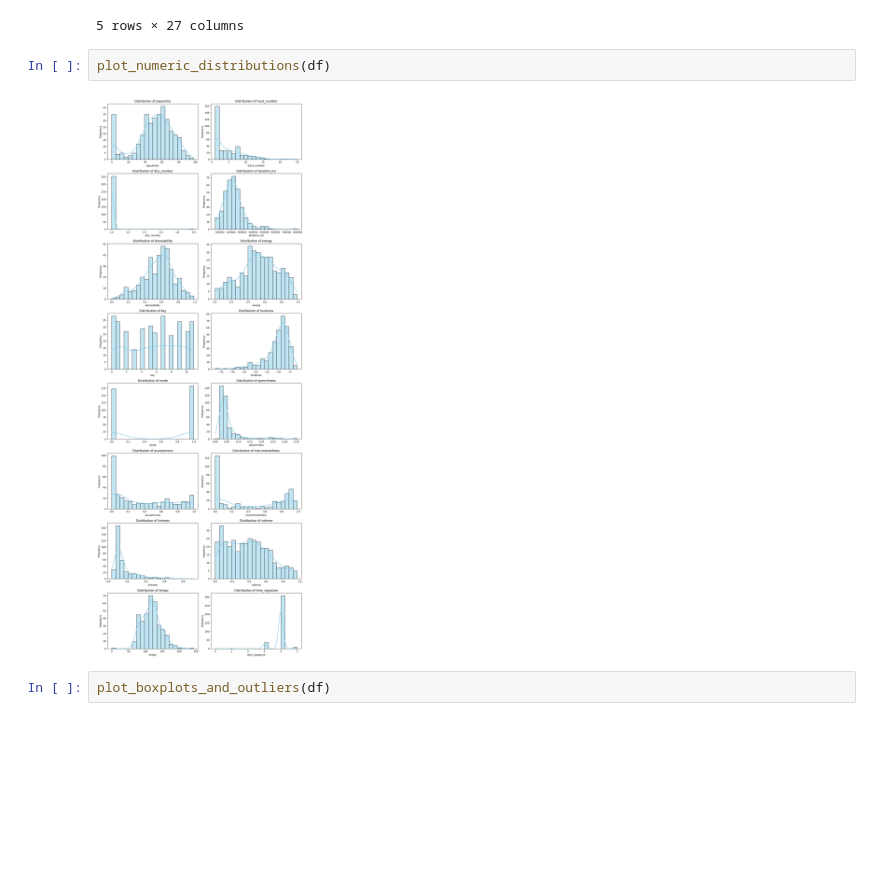
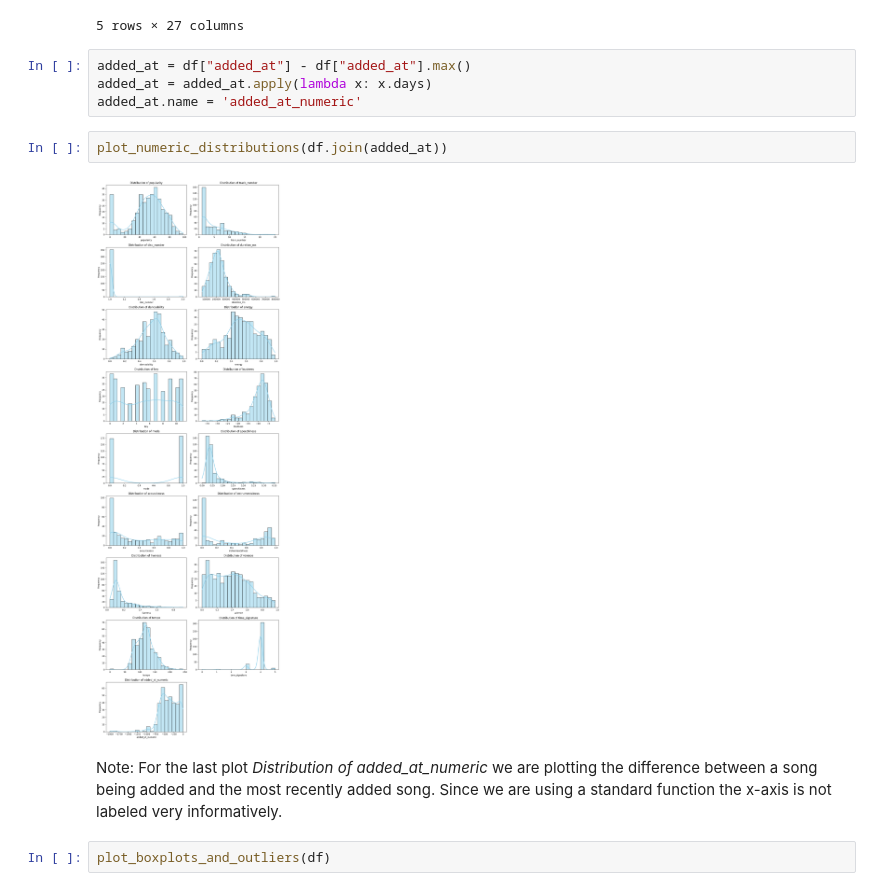
Before and after one commit to akossch0/ml, a Jupyter notebook: eda/tracks-eda.ipynb, the cells around one changed output. Saved outputs shown, nothing was run; the diff lists cells and outputs as text; blank space fills up the shorter version.

Commit message:
added added_at to numerical plots

```diff
--- a/eda/tracks-eda.ipynb
+++ b/eda/tracks-eda.ipynb
@@ -190,10 +190,16 @@ df[df['popularity'] == 0].head(5)
 | 92 | 2023-11-26 13:07:30+00:00 | 4R8ehD0dbFImvlg169FgAa | spotify:track:4R8ehD0dbFImvlg169FgAa | boy | 0 | 1 | 1 | False | 163750 | ... |
 | 134 | 2023-08-09 18:19:05+00:00 | 5BvTfZQrTgu4buyXOekT3F | spotify:track:5BvTfZQrTgu4buyXOekT3F | Wide Eyes | 0 | 1 | 1 | False | 266440 | ... |
 5 rows × 27 columns
+# %%
+added_at = df["added_at"] - df["added_at"].max()
+added_at = added_at.apply(lambda x: x.days)
+added_at.name = 'added_at_numeric'
 # %%
-plot_numeric_distributions(df)
+plot_numeric_distributions(df.join(added_at))
 # %% [output]
-[figure, old version]
+[figure, new version]
+# %% [markdown]
+Note: For the last plot *Distribution of added_at_numeric* we are plotting the difference between a song being added and the most recently added song. Since we are using a standard function the x-axis is not labeled very informatively.
 # %%
 plot_boxplots_and_outliers(df)
 # %% [output]
```
